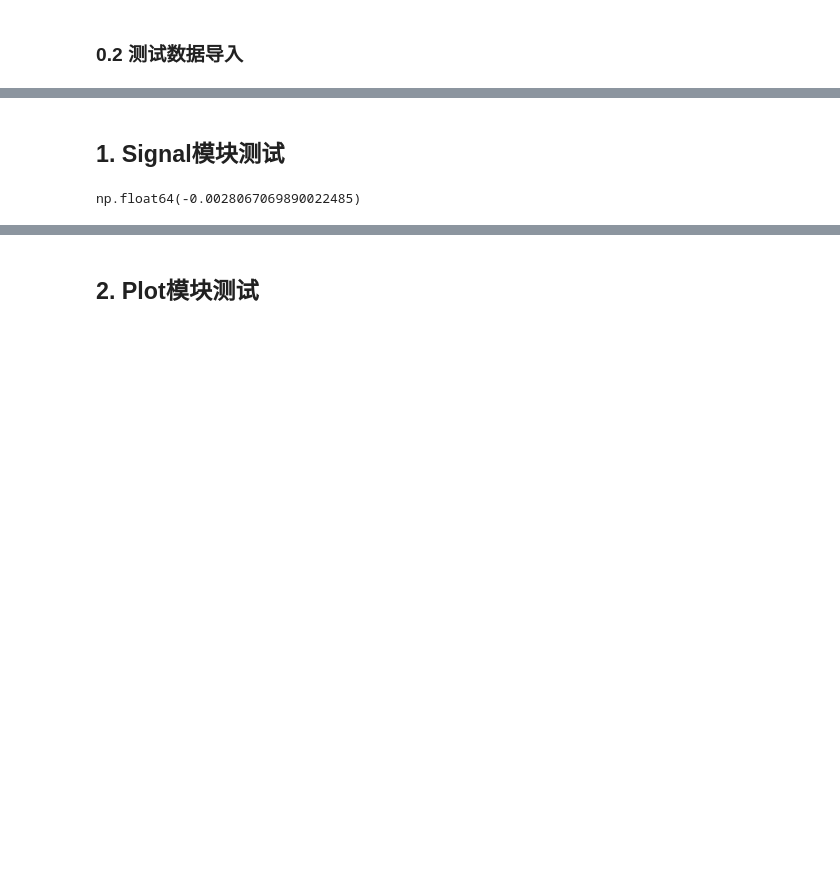
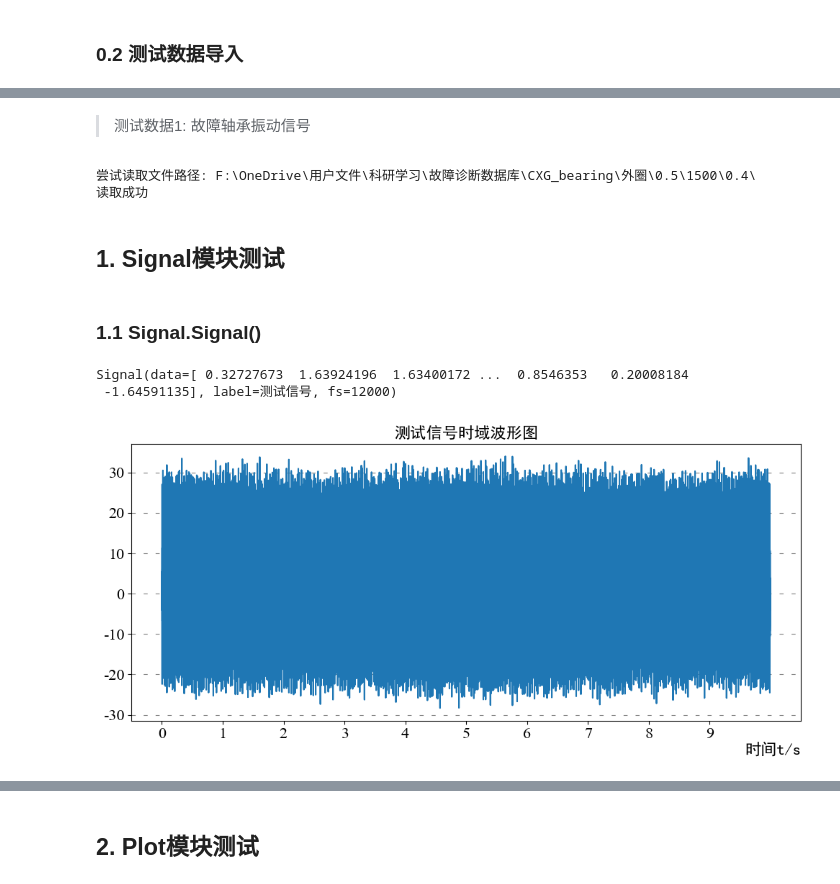
Before and after one commit to xcw1129/PySP, a Jupyter notebook: test.ipynb, the cells around one changed output, grey strips where cells are left out. Saved outputs shown, nothing was run; the diff lists cells and outputs as text; code cells hidden in the pictures; blank space fills up the shorter version.

```diff
--- a/test.ipynb
+++ b/test.ipynb
@@ -31,7 +14,33 @@ from PySP.Plot import plot_2D_Anim
+# %% [markdown]
+> 测试数据1: 故障轴承振动信号
+# %%
+from CXG_bearing import CXG_readData
+
+res = CXG_readData(
+    type="外圈",
+    level="0.5",
+    fr="1500",
+    load="0.4",
+    FileLoc=r"F:\OneDrive\用户文件\科研学习\故障诊断数据库\CXG_bearing",
+)
+Data = res["数据/通道1"][0]
+# %% [output]
+尝试读取文件路径: F:\OneDrive\用户文件\科研学习\故障诊断数据库\CXG_bearing\外圈\0.5\1500\0.4\
+读取成功
 # %% [markdown]
 ## 1. Signal模块测试
-# %%
-Sig=Signal(data=Sig_test.data,fs=Sig_test.fs,label='平稳随机信号')
-np.mean(Sig)
-# %% [output]
-np.float64(-0.0028067069890022485)
+# %% [markdown]
+### 1.1 Signal.Signal()
+# %%
+from PySP.Signal import Signal
+
+try:
+    res = Signal(data=Data,label='测试信号',fs=12000)
+    print(repr(res))
+    res.plot()
+except Exception as e:
+    print(e)
+# %% [output]
+Signal(data=[ 0.32727673  1.63924196  1.63400172 ...  0.8546353   0.20008184
+ -1.64591135], label=测试信号, fs=12000)
+[figure, added]
```
Also changed, not shown: parts of 12 cells of this notebook, 2 other files.
